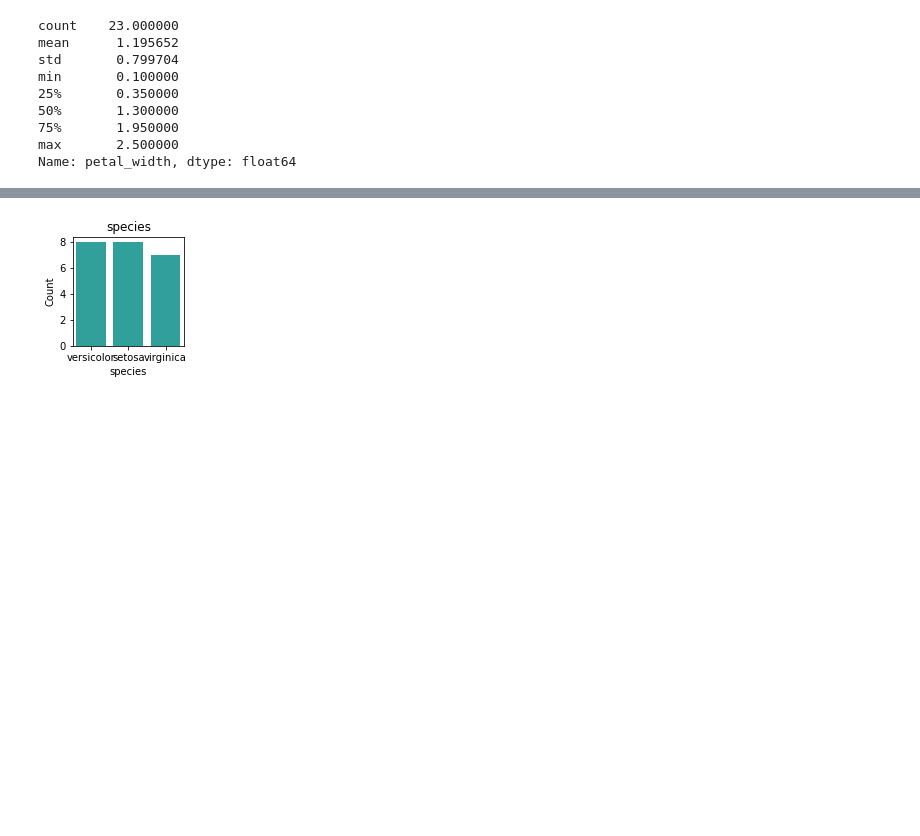
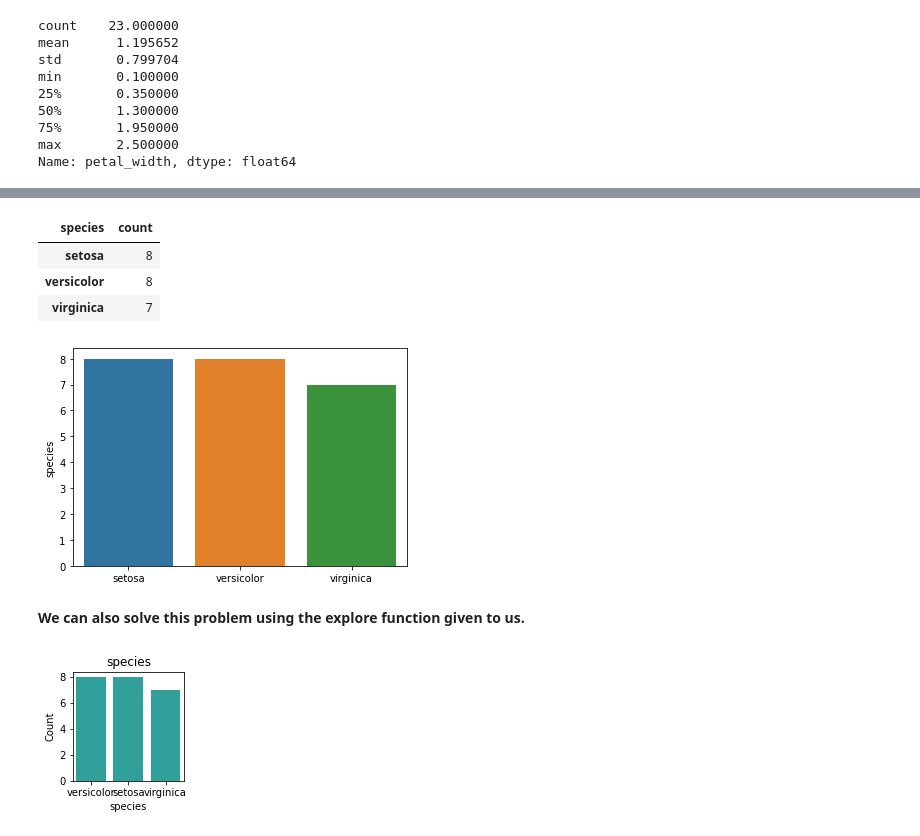
Before and after one commit to malachi-hale/classification-exercises, a Jupyter notebook: classification_exercises.ipynb, the cells around one changed output, grey strips where cells are left out. Saved outputs shown, nothing was run; the diff lists cells and outputs as text; code cells hidden in the pictures; blank space fills up the shorter version.

```diff
--- a/classification_exercises.ipynb
+++ b/classification_exercises.ipynb
@@ -538,3 +543,16 @@ df_species_counts
+# %%
+df_species_counts
+# %% [output]
+| species | count |
+| setosa | 8 |
+| versicolor | 8 |
+| virginica | 7 |
+# %%
+species_value_counts = sns.barplot(x=species_counts.index, y=species_counts)
+# %% [output]
+[figure, added]
+# %% [markdown]
+**We can also solve this problem using the explore function given to us.**
 # %%
 explore.explore_univariate(train, cat_vars, quant_vars)
 # %% [output]
```
Also changed, not shown: parts of 3 cells of this notebook, 3 other files.
